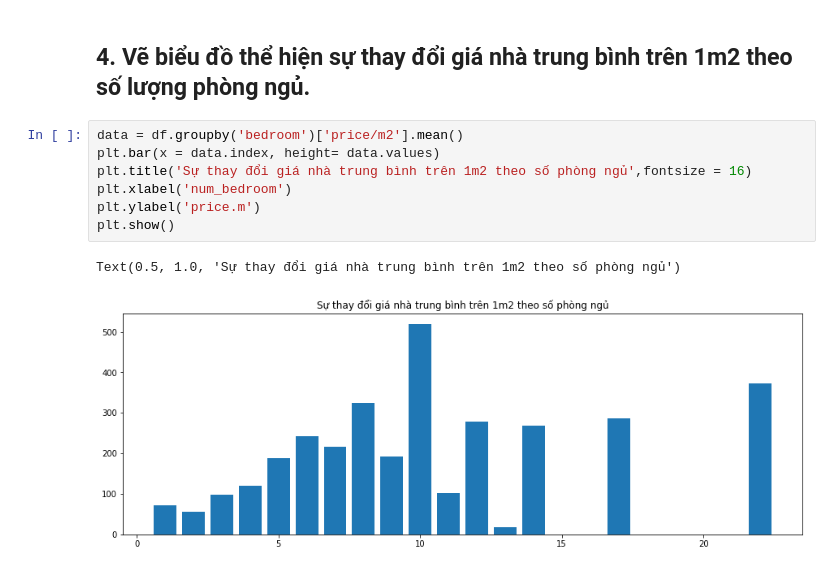
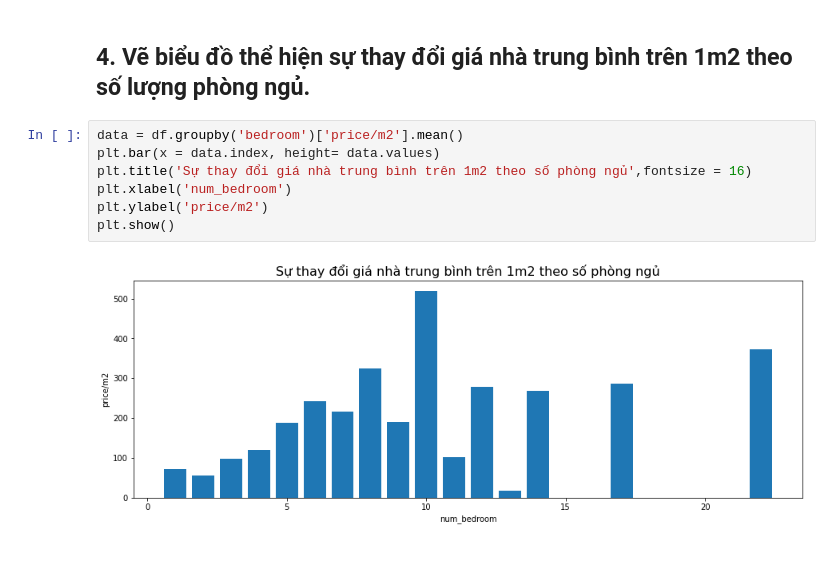
Before and after one commit to ShinNgao12/CodeGym_DA, a Jupyter notebook: Visualization-1 HousePrice.ipynb, the cells around one changed output. Saved outputs shown, nothing was run; the diff lists cells and outputs as text.

Commit message:
Visualization-1 Shopee

```diff
--- a/Visualization-1 HousePrice.ipynb
+++ b/Visualization-1 HousePrice.ipynb
@@ -69,10 +71,9 @@ plt.show()
 # %%
 data = df.groupby('bedroom')['price/m2'].mean()
 plt.bar(x = data.index, height= data.values)
 plt.title('Sự thay đổi giá nhà trung bình trên 1m2 theo số phòng ngủ',fontsize = 16)
 plt.xlabel('num_bedroom')
-plt.ylabel('price.m')
+plt.ylabel('price/m2')
 plt.show()
 # %% [output]
-Text(0.5, 1.0, 'Sự thay đổi giá nhà trung bình trên 1m2 theo số phòng ngủ')
-[figure, old version]
+[figure, new version]
```
Also changed, not shown: parts of 4 cells of this notebook, 1 other file.
